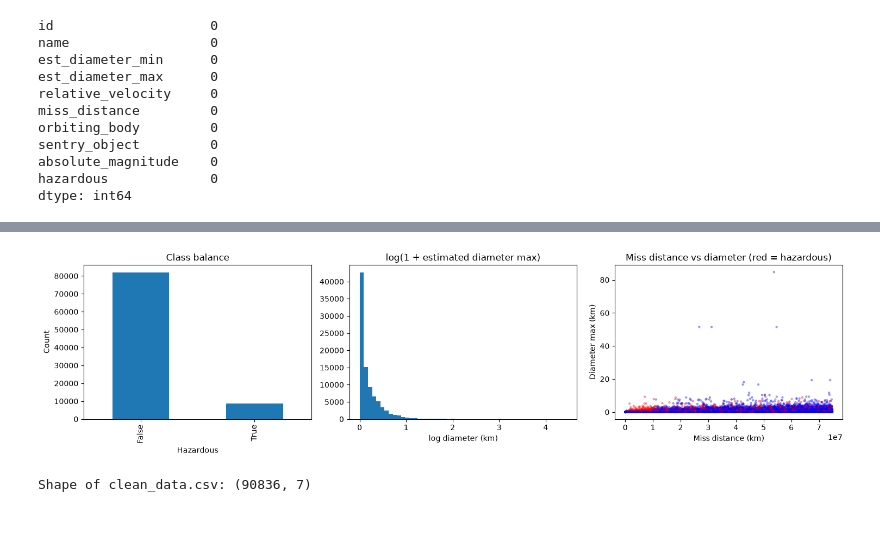
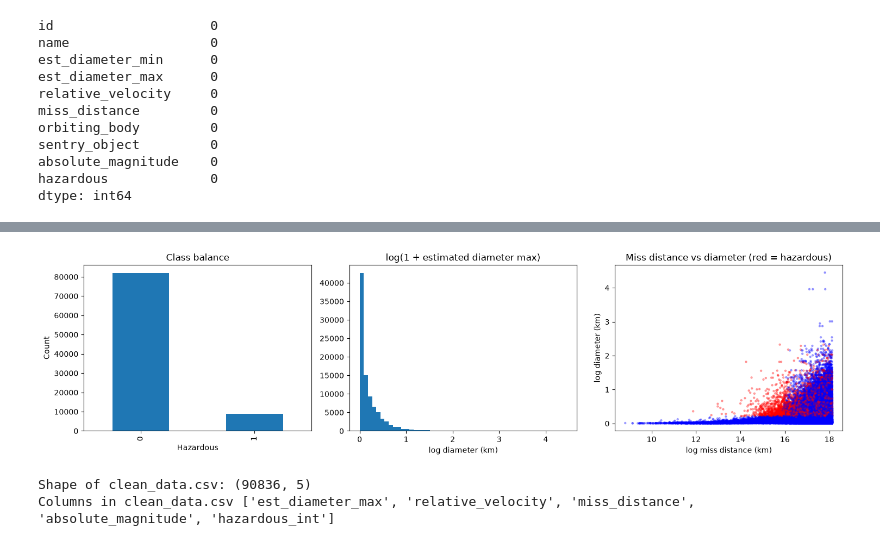
Before and after one commit to Funckin/ML_Project, a Jupyter notebook: notebooks/data_check.ipynb, the cells around one changed output, grey strips where cells are left out. Cells and saved outputs as stored; diff of their text form; code cells hidden in the pictures.

```diff
--- a/notebooks/data_check.ipynb
+++ b/notebooks/data_check.ipynb
@@ -28,3 +28,9 @@ sentry_object         0
 absolute_magnitude    0
 hazardous             0
 dtype: int64
+# %%
+""" Change hazardous from (True/False) to (1/0)"""
+df["hazardous_int"] = df["hazardous"].astype(int)
+df = df.drop(columns=["hazardous"])  # (boolean) dropped, hazardous_int kept
+
+print("Remaining columns:", list(df.columns))
@@ -93,0 +83,7 @@ Name: hazardous_int, dtype: float64
+# %%
+""" Drop est_diameter_min because of correlation with est_diameter_max"""
+
+df = df.drop(columns=["est_diameter_min"])
+
+numeric_cols = ["est_diameter_max", "relative_velocity", "miss_distance", "absolute_magnitude"]
+print("Remaining columns:", list(df.columns))
@@ -94,30 +120,28 @@ Name: hazardous_int, dtype: float64
 # %%
 """ Visulaization """
+
 fig, axes = plt.subplots(1, 3, figsize=(15, 4))
 
-# Class balance bar chart
-df["hazardous"].value_counts().plot(kind="bar", ax=axes[0])
+df["hazardous_int"].value_counts().plot(kind="bar", ax=axes[0])
 axes[0].set_title("Class balance")
 axes[0].set_xlabel("Hazardous")
 axes[0].set_ylabel("Count")
 
-# Distribution of diameter (log scale)
 axes[1].hist(np.log1p(df["est_diameter_max"]), bins=50)
 axes[1].set_title("log(1 + estimated diameter max)")
 axes[1].set_xlabel("log diameter (km)")
 
-# Miss distance vs diameter, colored by hazard status
-colors = df["hazardous"].map({True: "red", False: "blue"})
-axes[2].scatter(df["miss_distance"], df["est_diameter_max"],
+colors = df["hazardous_int"].map({1: "red", 0: "blue"})
+axes[2].scatter(np.log1p(df["miss_distance"]), np.log1p(df["est_diameter_max"]),
                  c=colors, alpha=0.3, s=5)
 axes[2].set_title("Miss distance vs diameter (red = hazardous)")
-axes[2].set_xlabel("Miss distance (km)")
-axes[2].set_ylabel("Diameter max (km)")
+axes[2].set_xlabel("log miss distance (km)")
+axes[2].set_ylabel("log diameter (km)")
 
 plt.tight_layout()
 plt.show()
 # %% [output]
-[figure, old version]
+[figure, new version]
 # %%
 """ Save output, figures and data """
 
@@ -127,4 +151,5 @@ fig.savefig("plot_overview.png", dpi = 150)
 print("Shape of clean_data.csv:", df.shape)
 print("Columns in clean_data.csv", list(df.columns))
 # %% [output]
-Shape of clean_data.csv: (90836, 7)
+Shape of clean_data.csv: (90836, 5)
+Columns in clean_data.csv ['est_diameter_max', 'relative_velocity', 'miss_distance', 'absolute_magnitude', 'hazardous_int']
```
Also changed, not shown: parts of 8 cells of this notebook, 2 other files.
